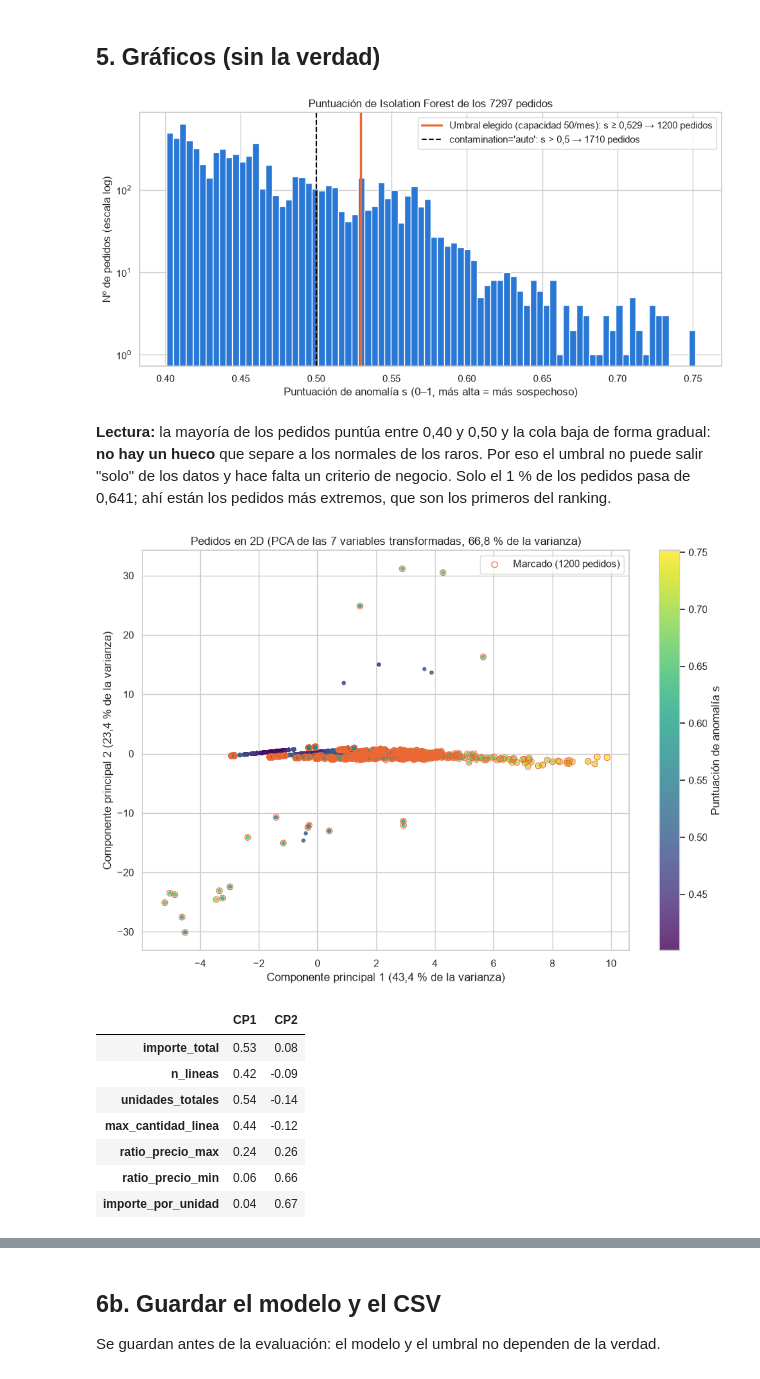
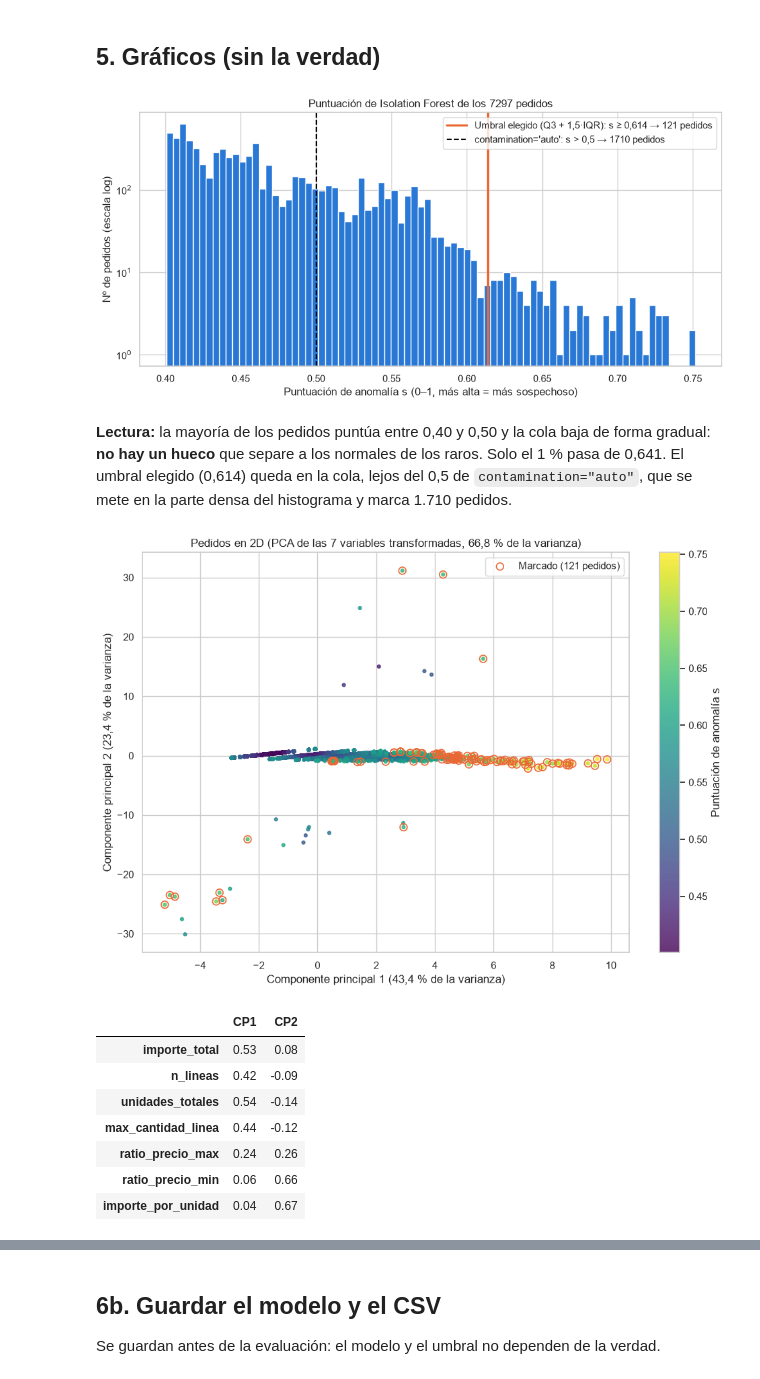
Before and after one commit to ivangarciajimenez06-blip/tienda-analytics, a Jupyter notebook: notebooks/04_anomalias.ipynb, the cells around one changed output, grey strips where cells are left out. Drawn from its saved outputs; the diff is of its cells as text; code cells hidden in the pictures.

```diff
--- a/notebooks/04_anomalias.ipynb
+++ b/notebooks/04_anomalias.ipynb
@@ -545,9 +686,11 @@ referencia_motivo.round(4)
 | importe_por_unidad | 3.7056 | 0.3923 | 0.5816 | 39.6733 |
 # %%
 MEDIANAS = pedidos[VARIABLES].median()
+DESVIACION_EXTREMA = 2  # la 3.ª variable solo se muestra si su desviación robusta es de 2 o más
+UNIDADES = {"unidades_totales", "max_cantidad_linea"}
 
 
-def describir_motivo(variable, valor, sentido):
+def describir_variable(variable, valor, sentido):
     """Texto para negocio: qué variable es rara, en qué sentido y cuánto vale frente a lo normal."""
     if variable.startswith("ratio"):
         lado = "por encima" if valor > 1 else "por debajo"
@@ -563,11 +706,30 @@ def describir_motivo(variable, valor, sentido):
     return textos[variable]
 
 
-variable_motivo = desviacion.abs().idxmax(axis=1)
-pedidos["variable_motivo"] = variable_motivo
-pedidos["desviacion_motivo"] = [desviacion.at[i, v] for i, v in variable_motivo.items()]
+def variables_motivo(fila_desviacion, fila_pedido):
+    """Las 2-3 variables más extremas del pedido, de más a menos extrema."""
+    orden = fila_desviacion.abs().sort_values(ascending=False, kind="stable").index
+    elegidas = []
+    for v in orden:
+        # Unidades totales y unidades en una línea con el mismo valor: solo se muestra una
+        if v in UNIDADES and any(e in UNIDADES for e in elegidas) \
+                and fila_pedido["unidades_totales"] == fila_pedido["max_cantidad_linea"]:
+            continue
+        if len(elegidas) >= 2 and abs(fila_desviacion[v]) < DESVIACION_EXTREMA:
+            break
+        elegidas.append(v)
+        if len(elegidas) == 3:
+            break
+    return elegidas
+
+
+lista_motivos = [variables_motivo(desviacion.loc[i], pedidos.loc[i]) for i in pedidos.index]
+pedidos["variable_motivo"] = [vs[0] for vs in lista_motivos]  # la más extrema
+pedidos["desviacion_motivo"] = [desviacion.at[i, vs[0]] for i, vs in zip(pedidos.index, lista_motivos)]
+pedidos["n_variables_motivo"] = [len(vs) for vs in lista_motivos]
 pedidos["motivo_principal"] = [
-    describir_motivo(v, pedidos.at[i, v], pedidos.at[i, "desviacion_motivo"]) for i, v in variable_motivo.items()
+    " · ".join(describir_variable(v, pedidos.at[i, v], desviacion.at[i, v]) for v in vs)
+    for i, vs in zip(pedidos.index, lista_motivos)
 ]
 
 # Ranking: 1 = el más sospechoso. Con empates, gana el id_pedido más bajo (orden estable)
@@ -577,6 +739,8 @@ pedidos = pedidos.sort_values("id_pedido").reset_index(drop=True)
 desviacion = desviacion.loc[pedidos.index]
 
 top15 = pedidos.nsmallest(15, "ranking")
-top15[["ranking", "id_pedido", "estado", "puntuacion"] + VARIABLES + ["motivo_principal"]].round(
-    {"puntuacion": 3, "importe_total": 2, "ratio_precio_max": 2, "ratio_precio_min": 2, "importe_por_unidad": 2})
+with pd.option_context("display.max_colwidth", None):
+    display(top15[["ranking", "id_pedido", "estado", "puntuacion", "motivo_principal"]].round({"puntuacion": 3}))
+top15[["ranking", "id_pedido"] + VARIABLES].round(
+    {"importe_total": 2, "ratio_precio_max": 2, "ratio_precio_min": 2, "importe_por_unidad": 2})
 # %% [output]
@@ -622,25 +816,25 @@ son 2**".
 # %%
 fig, ax = plt.subplots(figsize=(10, 5))
 ax.hist(pedidos["puntuacion"], bins=80, color=AZUL, edgecolor="white")
 ax.axvline(UMBRAL, color=NARANJA, linewidth=2.5,
-           label=f"Umbral elegido (capacidad 50/mes): s ≥ {num(UMBRAL, 3)} → {pedidos['marcado'].sum()} pedidos")
+           label=f"Umbral elegido (Q3 + 1,5·IQR): s ≥ {num(UMBRAL, 3)} → {pedidos['marcado'].sum()} pedidos")
 ax.axvline(UMBRAL_AUTO, color="black", linestyle="--", linewidth=1.5,
-           label=f"contamination='auto': s > 0,5 → {comparacion.iloc[1, 1]} pedidos")
+           label=f"contamination='auto': s > 0,5 → {(pedidos['puntuacion'] > UMBRAL_AUTO).sum()} pedidos")
 ax.set_yscale("log")
 ax.set_xlabel("Puntuación de anomalía s (0–1, más alta = más sospechoso)")
 ax.set_ylabel("Nº de pedidos (escala log)")
 ax.set_title(f"Puntuación de Isolation Forest de los {len(pedidos)} pedidos")
 ax.legend()
 fig.tight_layout()
 guardar(fig, "puntuaciones")
 plt.show()
 # %% [output]
-[figure, old version]
+[figure, new version]
 # %% [markdown]
-**Lectura:** la mayoría de los pedidos puntúa entre 0,40 y 0,50 y la cola baja de forma gradual:
-**no hay un hueco** que separe a los normales de los raros. Por eso el umbral no puede salir "solo" de los
-datos y hace falta un criterio de negocio. Solo el 1 % de los pedidos pasa de 0,641; ahí están los
-pedidos más extremos, que son los primeros del ranking.
+**Lectura:** la mayoría de los pedidos puntúa entre 0,40 y 0,50 y la cola baja de forma gradual: **no
+hay un hueco** que separe a los normales de los raros. Solo el 1 % pasa de 0,641. El umbral elegido
+(0,614) queda en la cola, lejos del 0,5 de `contamination="auto"`, que se mete en la parte densa del
+histograma y marca 1.710 pedidos.
 # %%
 X_escalado = pipeline[:-1].transform(pedidos[VARIABLES])
 pca = PCA(n_components=2, random_state=SEMILLA).fit(X_escalado)
@@ -652,7 +846,7 @@ orden = np.argsort(pedidos["puntuacion"].to_numpy())  # los más sospechosos se
 puntos_pca = ax.scatter(coords[orden, 0], coords[orden, 1], c=pedidos["puntuacion"].to_numpy()[orden],
                         cmap="viridis", s=12, alpha=0.8)
 marc = pedidos["marcado"].to_numpy()
-ax.scatter(coords[marc, 0], coords[marc, 1], facecolors="none", edgecolors=NARANJA, s=40, linewidths=0.8,
+ax.scatter(coords[marc, 0], coords[marc, 1], facecolors="none", edgecolors=NARANJA, s=60, linewidths=1.2,
            label=f"Marcado ({marc.sum()} pedidos)")
 fig.colorbar(puntos_pca, ax=ax, label="Puntuación de anomalía s")
 ax.set_xlabel(f"Componente principal 1 ({pct(varianza[0])} de la varianza)")
@@ -666,7 +860,7 @@ plt.show()
 cargas = pd.DataFrame(pca.components_.T, index=VARIABLES, columns=["CP1", "CP2"]).round(2)
 cargas
 # %% [output]
-[figure, old version]
+[figure, new version]
 |  | CP1 | CP2 |
 | importe_total | 0.53 | 0.08 |
 | n_lineas | 0.42 | -0.09 |
```
Also changed, not shown: parts of 51 cells of this notebook, 7 other files.
